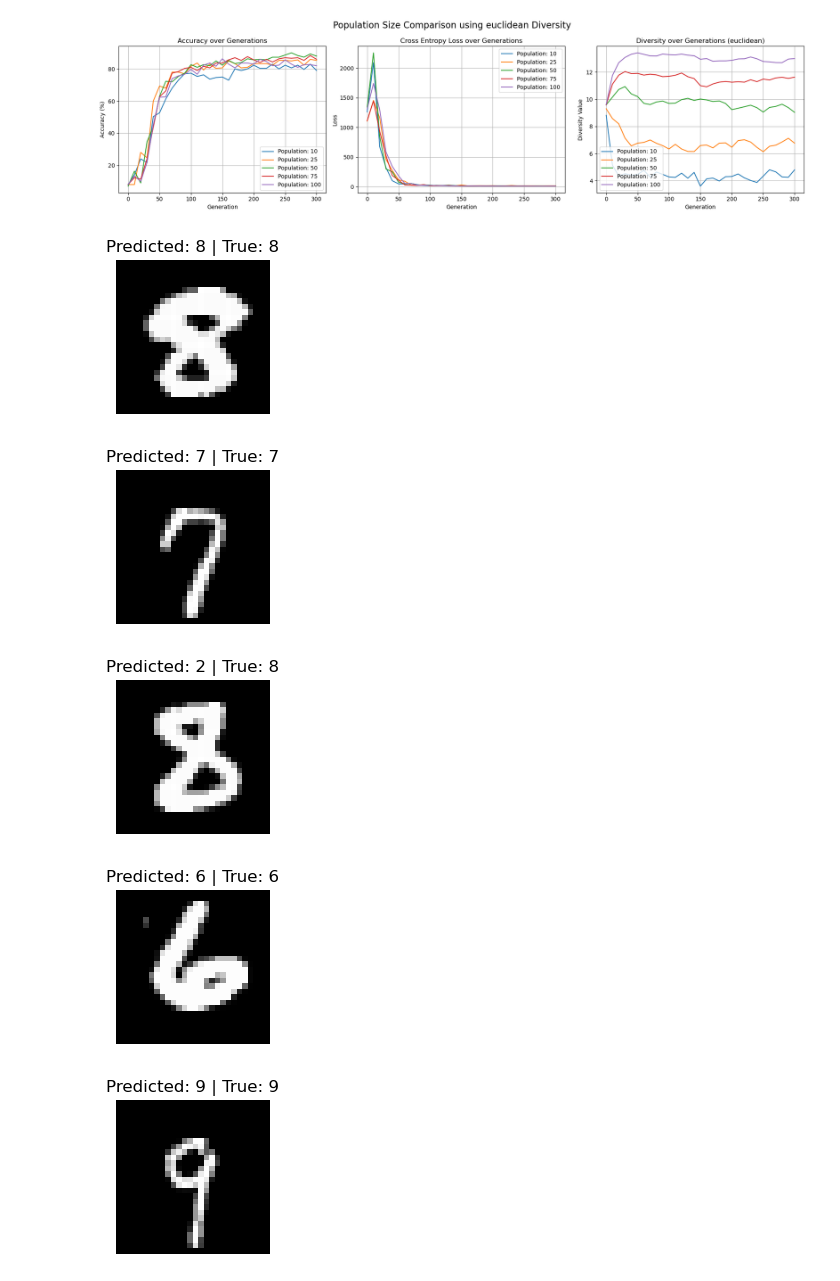
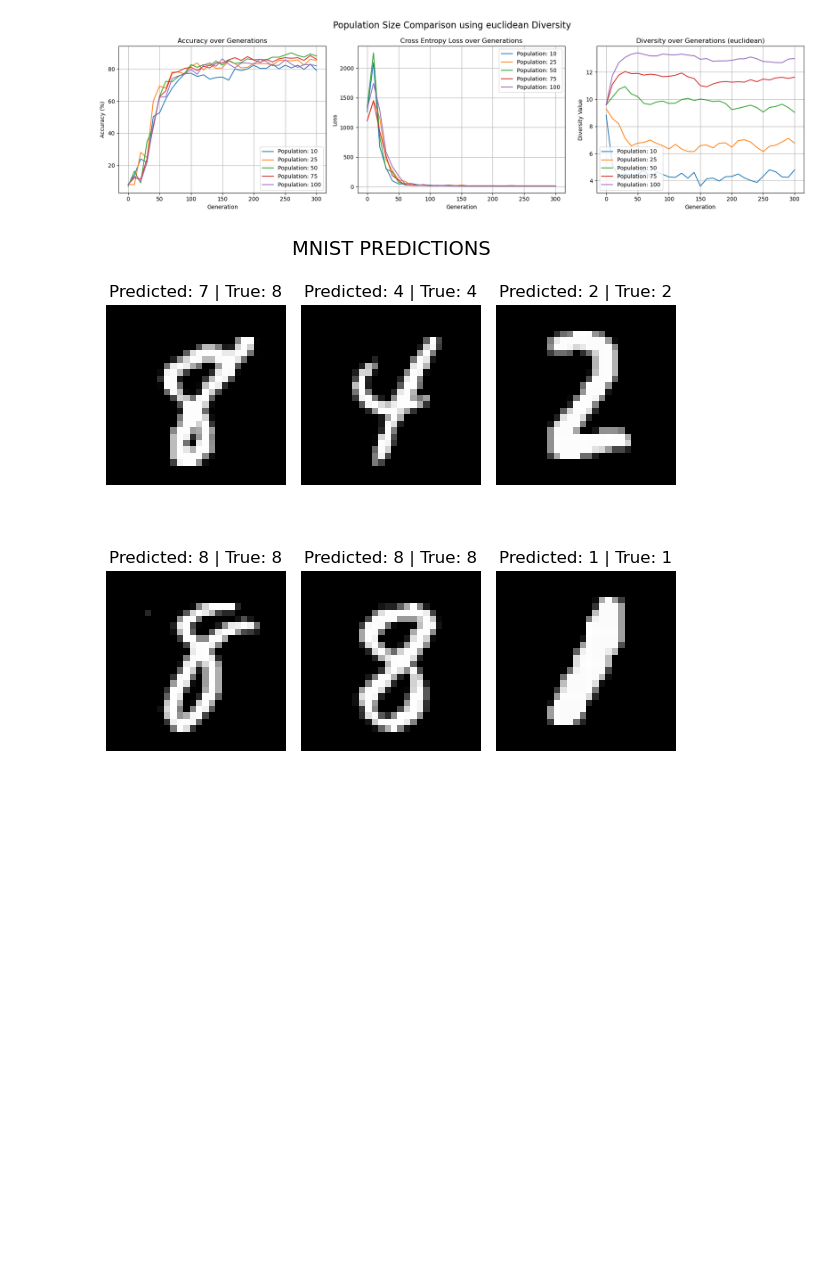
Before and after one commit to lawolff1702/EVO, a Jupyter notebook: NormalizeDiversityTerm/ExploringDiversity.ipynb, the cells around one changed output. Saved outputs shown, nothing was run; the diff lists cells and outputs as text; code cells hidden in the pictures; blank space fills up the shorter version.

Commit message:
updated visualization

```diff
--- a/NormalizeDiversityTerm/ExploringDiversity.ipynb
+++ b/NormalizeDiversityTerm/ExploringDiversity.ipynb
@@ -748,7 +748,7 @@ plot_population_comparison(results_by_population_euclidean, metric="euclidean")
 # %% [output]
 [figure]
 # %%
-def visualize_model_predictions(model, X_data, y_data, num_samples=5):
+def visualize_model_predictions(model, X_data, y_data, num_samples=6):
     """
     Randomly selects images from X_data, runs them through the model,
     and displays them with predicted and true labels.
@@ -764,16 +764,22 @@ def visualize_model_predictions(model, X_data, y_data, num_samples=5):
         logits = model.forward(images)
         predictions = torch.argmax(logits, dim=1)
 
+    fig, axes = plt.subplots(2, 3, figsize=(6,6))
+    axes = axes.flatten()
+
     for i in range(num_samples):
         # Turn image back into 2D image
         # Put on CPU bc matplot uses CPU to plot data
         img = images[i].cpu().view(28, 28)
-        plt.figure(figsize=(2, 2))
         # Easter Egg shout out to Prof. Vaccari's Image Processing course... it's the little things that you remember most :)
-        plt.imshow(img, cmap='gray')
-        plt.title(f"Predicted: {predictions[i].item()} | True: {int(true_labels[i].item())}")
-        plt.axis('off')
-        plt.show()
+        axes[i].imshow(img, cmap='gray')
+        axes[i].set_title(f"Predicted: {predictions[i].item()} | True: {int(true_labels[i].item())}")
+        # Turn off axis labels to just show image
+        axes[i].axis('off')
+
+    plt.tight_layout()
+    plt.suptitle("MNIST PREDICTIONS", fontsize=14)
+    plt.show
 # %%
 accuracies_viz, losses_viz, diversities_viz, model = test_diversity_parameters(
     metric="euclidean",
@@ -785,10 +791,6 @@ accuracies_viz, losses_viz, diversities_viz, model = test_diversity_parameters(
     model_out=True
 )
 # %%
-visualize_model_predictions(model, X_test, y_test, num_samples=5)
+visualize_model_predictions(model, X_test, y_test)
 # %% [output]
-[figure, old version]
+[figure, new version]
-[figure, removed]
-[figure, removed]
-[figure, removed]
-[figure, removed]
```
